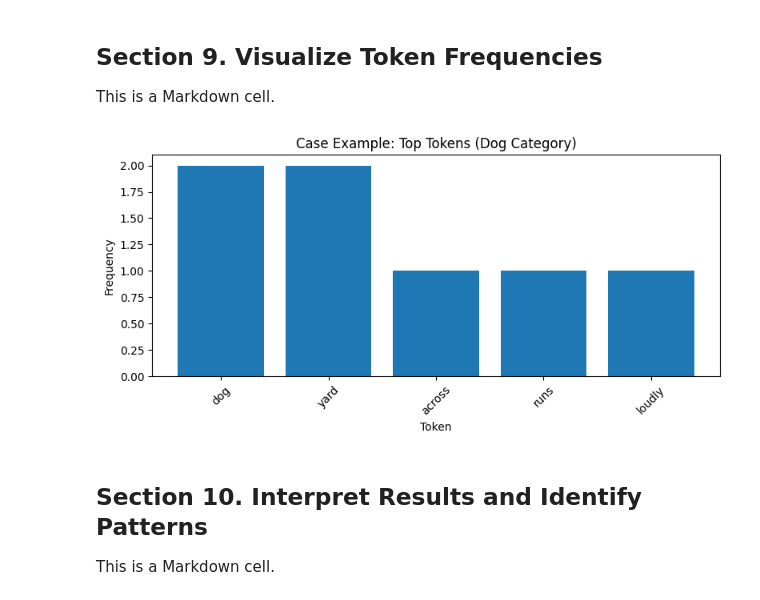
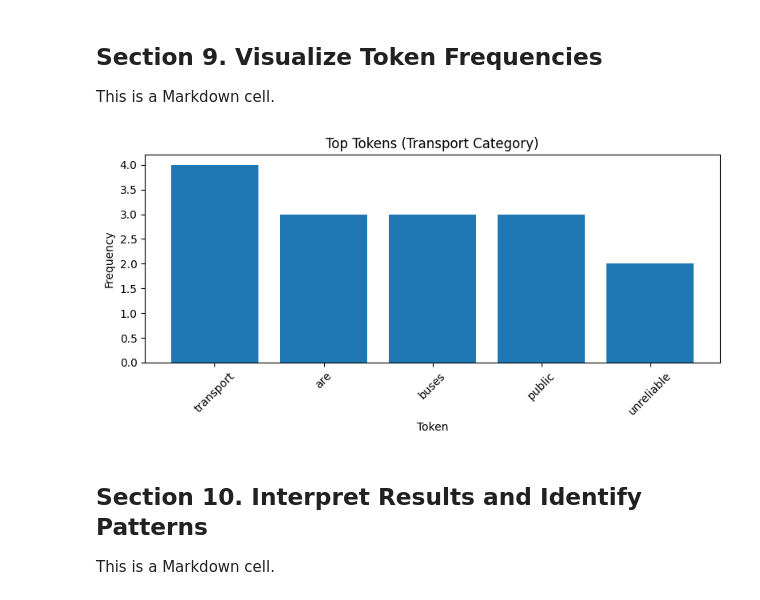
Before and after one commit to sabrouch36/nlp-03-text-exploration, a Jupyter notebook: notebooks/nlp_corpus_explore_sabri.ipynb, the cells around one changed output. Saved outputs shown, nothing was run; the diff lists cells and outputs as text; code cells hidden in the pictures.

```diff
--- a/notebooks/nlp_corpus_explore_sabri.ipynb
+++ b/notebooks/nlp_corpus_explore_sabri.ipynb
@@ -442,37 +453,26 @@ shape: (3, 2)
 ## Section 9. Visualize Token Frequencies
 
 This is a Markdown cell.
-# %%
-# Section 9 Python cell
-
-# Define a new DataFrame that filters the category frequency DataFrame
-# to get the top 5 tokens for the "dog" category.
-dog_df = category_freq_df.filter(pl.col("category") == "dog").head(5)
-
-# Create a figure that is 8 inches wide and 4 inches tall
-plt.figure(figsize=(8, 4))
-
-# Add a bar chart to the figure using the tokens as the x-axis and their frequencies as the y-axis.
-plt.bar(dog_df["token"], dog_df["len"])
-
-# Define the x-axis tick parameters to rotate the labels by 45 degrees for better readability.
-# The gca() function gets the current axes of the plot, and tick_params() is used to set the rotation of the x-axis labels.
-ax = plt.gca()
-ax.tick_params(axis="x", labelrotation=45)
-
-# Set the title and labels for the axes of the plot.
-plt.title("Case Example: Top Tokens (Dog Category)")
-plt.xlabel("Token")
-plt.ylabel("Frequency")
-
-# Adjust the layout of the plot to prevent overlap and ensure everything fits well.
-plt.tight_layout()
-
-# Display the plot on the screen.
-# The execution of the script will pause until the plot window is closed.
-plt.show()
-# %% [output]
-[figure, removed]
+# %%
+# Section 9 Python cell
+
+city_df = category_freq_df.filter(pl.col("category") == "transport").head(5)
+
+plt.figure(figsize=(8, 4))
+
+plt.bar(city_df["token"].to_list(), city_df["len"].to_list())
+
+ax = plt.gca()
+ax.tick_params(axis="x", labelrotation=45)
+
+plt.title("Top Tokens (Transport Category)")
+plt.xlabel("Token")
+plt.ylabel("Frequency")
+
+plt.tight_layout()
+plt.show()
+# %% [output]
+[figure, added]
 # %% [markdown]
 ## Section 10. Interpret Results and Identify Patterns
 
```
Also changed, not shown: parts of 11 cells of this notebook, 2 other files.
